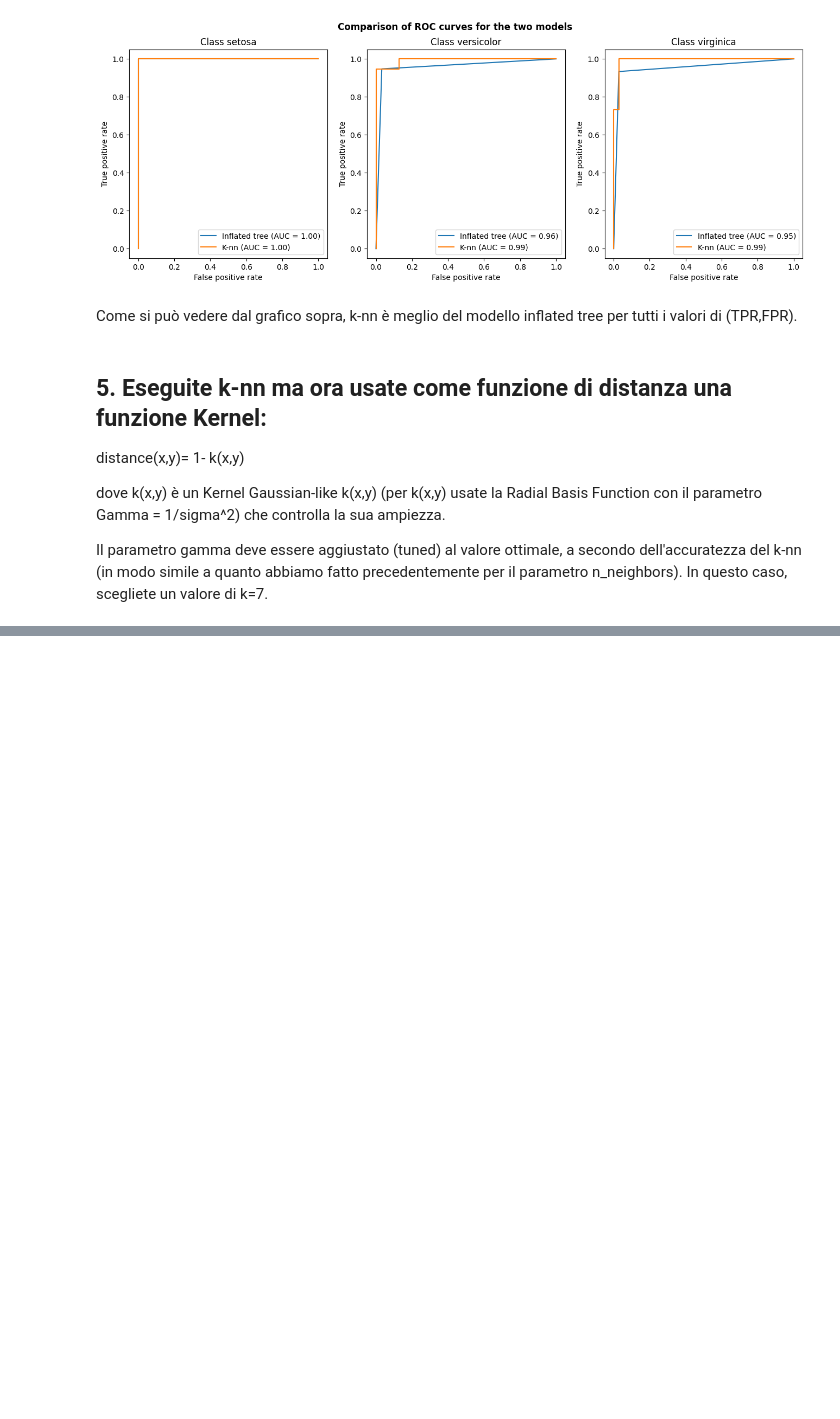
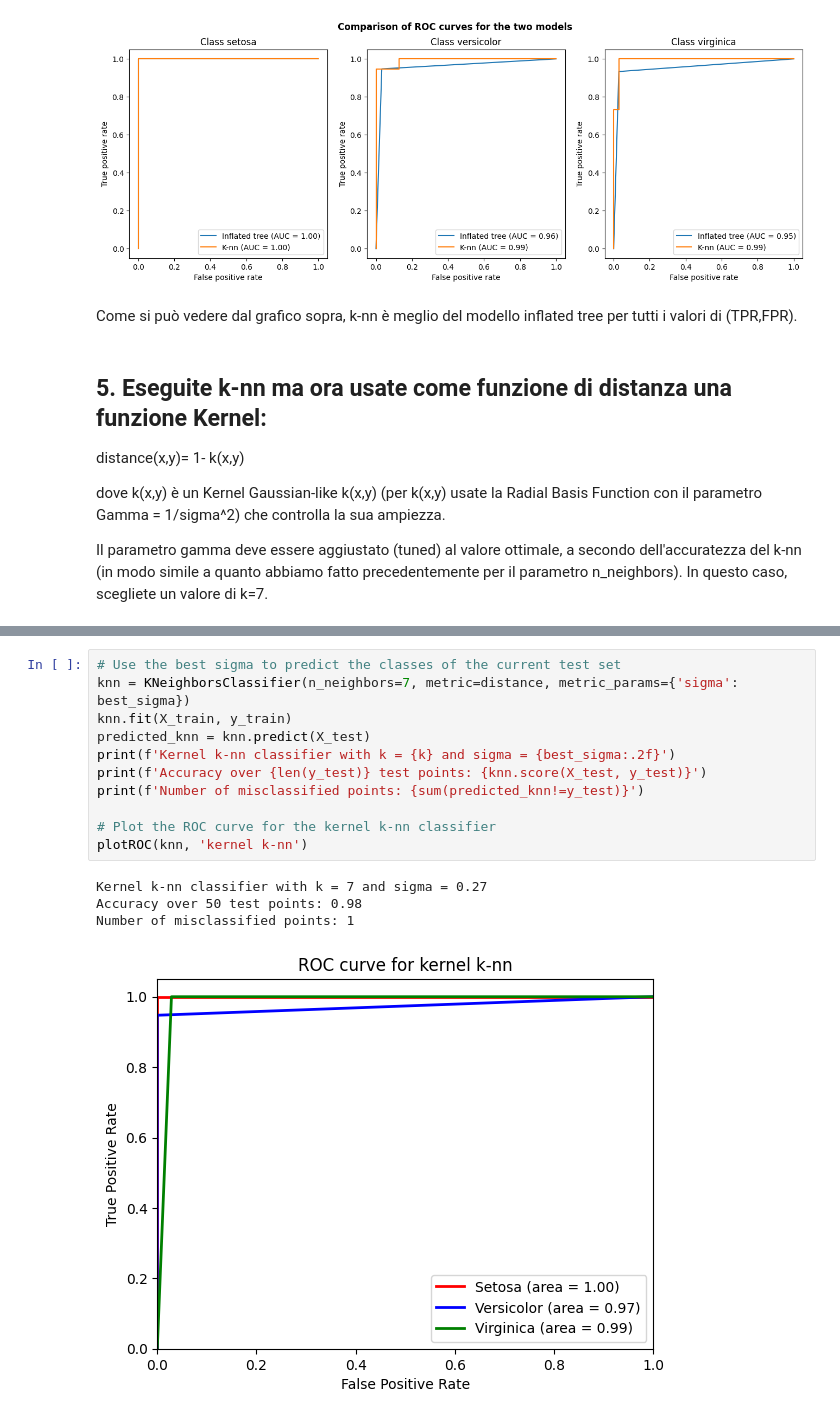
Before and after one commit to jakbtg/AAUT, a Jupyter notebook: Meo/2-classification_iris_knn_aa_22_23.ipynb, the cells around one changed output, grey strips where cells are left out. Cells and saved outputs as stored; diff of their text form; blank space fills up the shorter version.

```diff
--- a/Meo/2-classification_iris_knn_aa_22_23.ipynb
+++ b/Meo/2-classification_iris_knn_aa_22_23.ipynb
@@ -492,0 +507,16 @@ Best gamma: 0.1
+# %%
+# Use the best sigma to predict the classes of the current test set
+knn = KNeighborsClassifier(n_neighbors=7, metric=distance, metric_params={'sigma': best_sigma})
+knn.fit(X_train, y_train)
+predicted_knn = knn.predict(X_test)
+print(f'Kernel k-nn classifier with k = {k} and sigma = {best_sigma:.2f}')
+print(f'Accuracy over {len(y_test)} test points: {knn.score(X_test, y_test)}')
+print(f'Number of misclassified points: {sum(predicted_knn!=y_test)}')
+
+# Plot the ROC curve for the kernel k-nn classifier
+plotROC(knn, 'kernel k-nn')
+# %% [output]
+Kernel k-nn classifier with k = 7 and sigma = 0.27
+Accuracy over 50 test points: 0.98
+Number of misclassified points: 1
+[figure, added]
```
Also changed, not shown: parts of 2 cells of this notebook.
